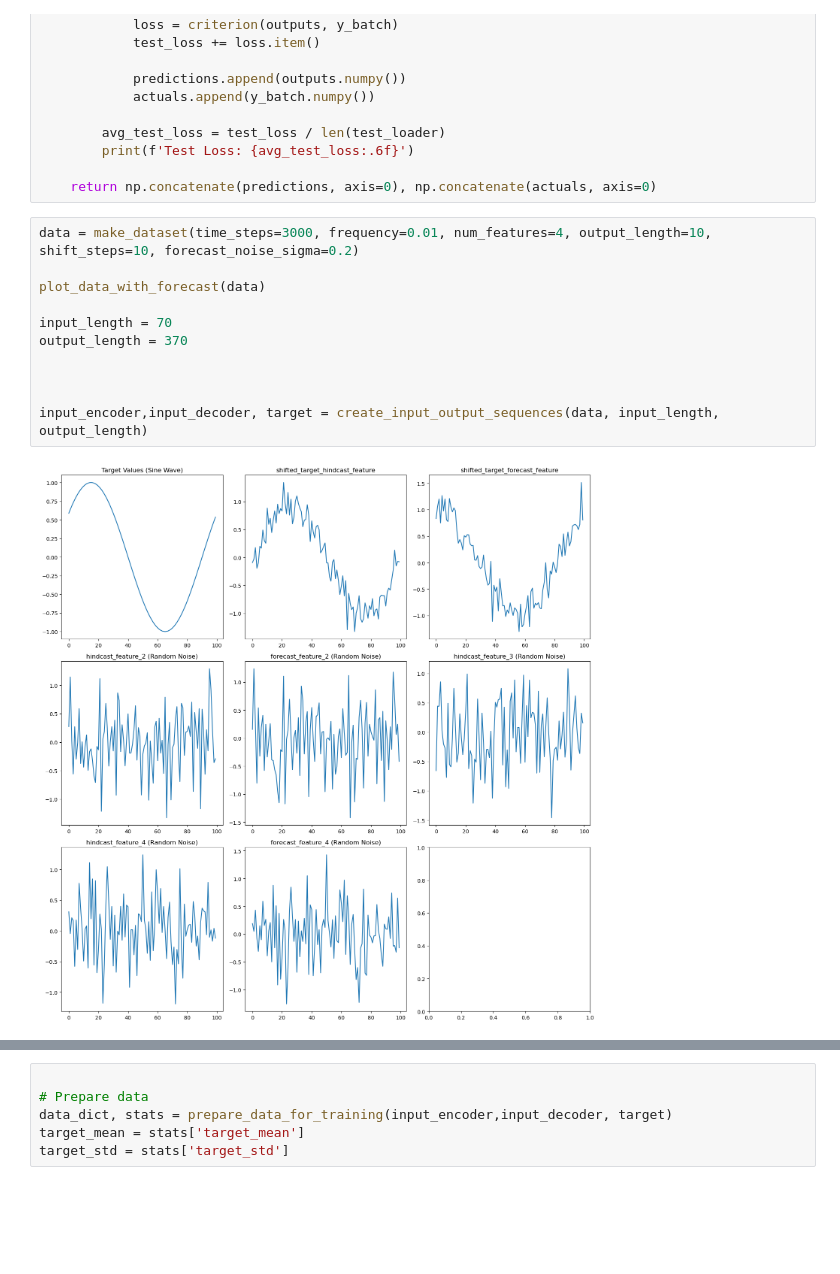
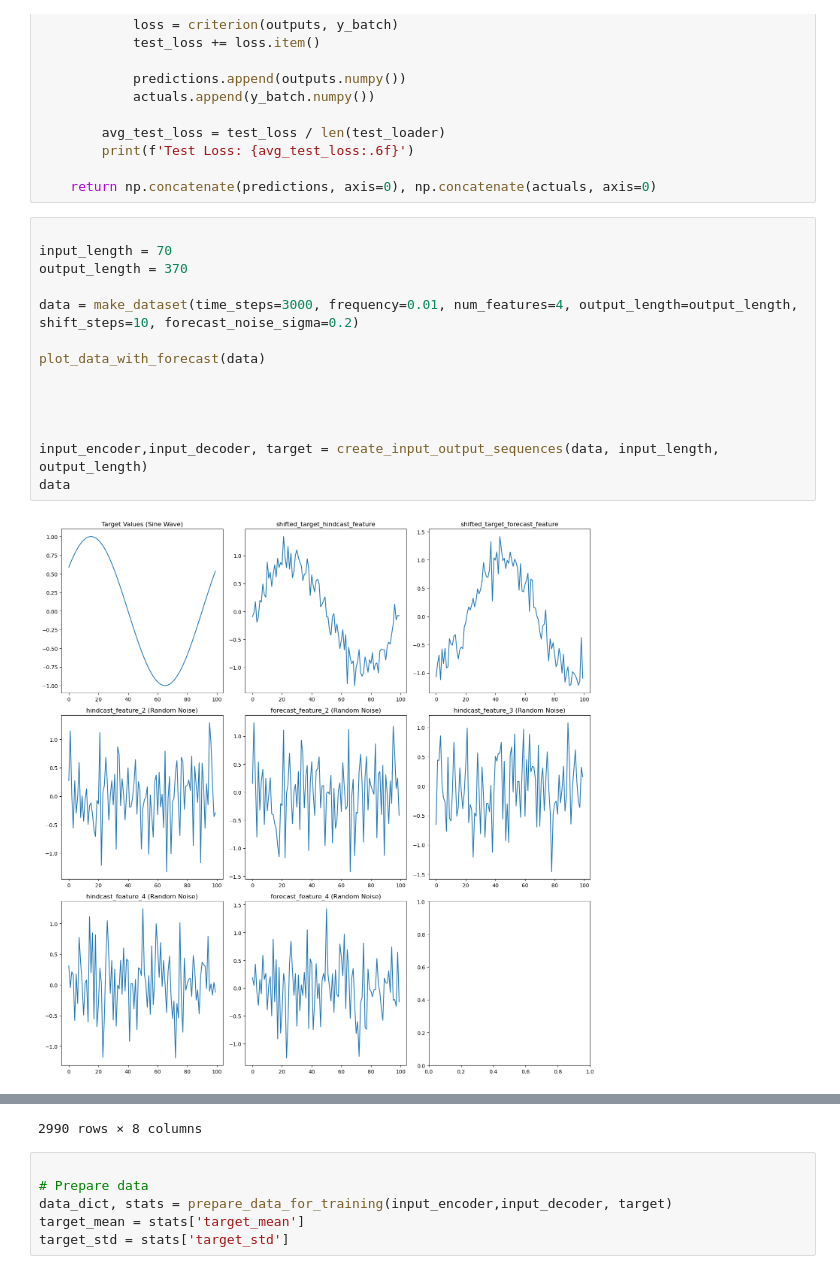
Before and after one commit to JouvalSomer/encoder_decoder_forecast_LSTM, a Jupyter notebook: gen_synt_data_forecast.ipynb, the cells around one changed output, grey strips where cells are left out. Cells and saved outputs as stored; diff of their text form; blank space fills up the shorter version.

```diff
--- a/gen_synt_data_forecast.ipynb
+++ b/gen_synt_data_forecast.ipynb
@@ -309,15 +309,18 @@ def eval_model(model, criterion, test_loader):
 
     return np.concatenate(predictions, axis=0), np.concatenate(actuals, axis=0)
 # %%
-data = make_dataset(time_steps=3000, frequency=0.01, num_features=4, output_length=10, shift_steps=10, forecast_noise_sigma=0.2)
-
-plot_data_with_forecast(data)
 
 input_length = 70
 output_length = 370
 
+data = make_dataset(time_steps=3000, frequency=0.01, num_features=4, output_length=output_length, shift_steps=10, forecast_noise_sigma=0.2)
+
+plot_data_with_forecast(data)
+
+
 
 
 input_encoder,input_decoder, target = create_input_output_sequences(data, input_length, output_length)
+data
 # %% [output]
-[figure, old version]
+[figure, new version]
@@ -324,3 +339,4 @@ input_encoder,input_decoder, target = create_input_output_sequences(data, input_
+2990 rows × 8 columns
 # %%
 
 # Prepare data
```
Also changed, not shown: parts of 5 cells of this notebook.
